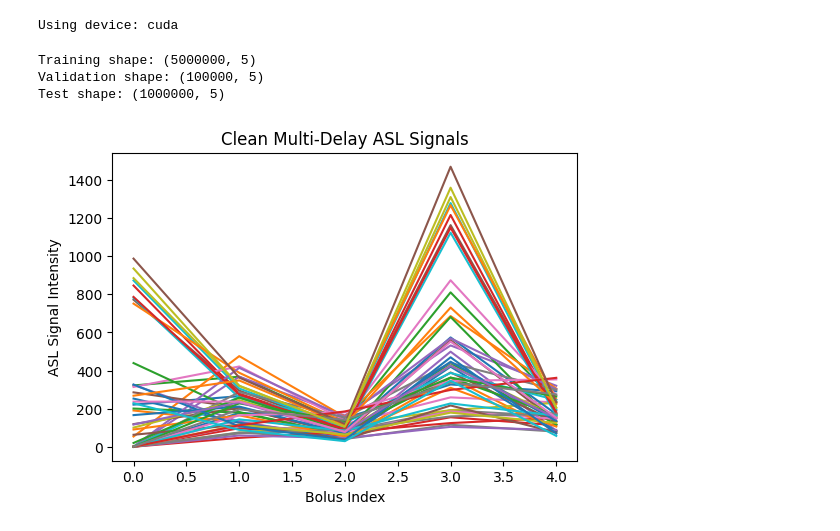
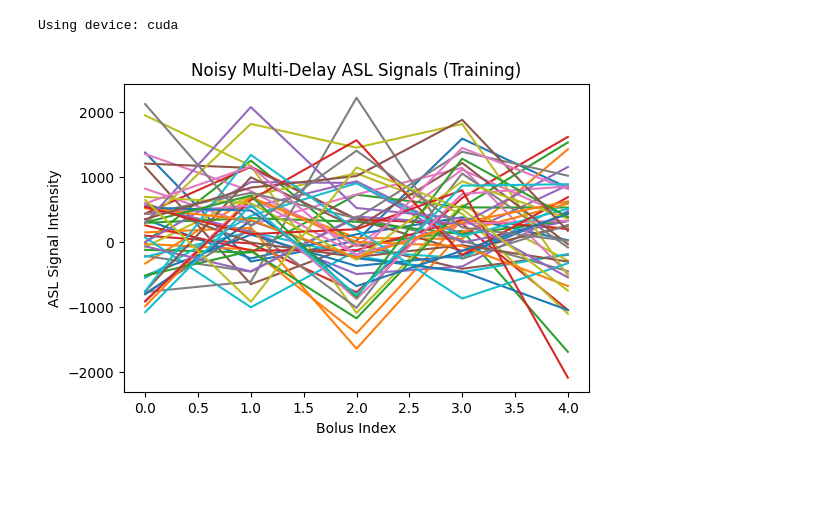
Before and after one commit to AnuThmsn/DNN_Estimation_of_CBF_and_ATT_ASL, a Jupyter notebook: DNN_Estimation_of_CBF_and_ATT_ASL.ipynb, the cells around one changed output. Drawn from its saved outputs; the diff is of its cells as text; code cells hidden in the pictures; blank space fills up the shorter version.

```diff
--- a/DNN_Estimation_of_CBF_and_ATT_ASL.ipynb
+++ b/DNN_Estimation_of_CBF_and_ATT_ASL.ipynb
@@ -135,31 +166,12 @@ def asl_signal(CBF, ATT, PLD, LD,
     term4 = 1 - np.exp(-bolus_duration / T1t)
 
     return term1 * term2 * term3 * term4
-# %%
-# Replace your current training/val/test generation with this:
-CBF_train, ATT_train = sample_ground_truth(N_TRAIN)
-# USE THE PAPER MODEL HERE
-X_train_clean = asl_signal_paper(CBF_train, ATT_train, PLDs, LDs)
-
-CBF_val, ATT_val = sample_ground_truth(N_VAL)
-X_val_clean = asl_signal_paper(CBF_val, ATT_val, PLDs, LDs)
-
-CBF_test, ATT_test = sample_ground_truth(N_TEST)
-X_test_clean = asl_signal_paper(CBF_test, ATT_test, PLDs, LDs)
-
-print("Training shape:", X_train_clean.shape)
-print("Validation shape:", X_val_clean.shape)
-print("Test shape:", X_test_clean.shape)
-# %% [output]
-Training shape: (5000000, 5)
-Validation shape: (100000, 5)
-Test shape: (1000000, 5)
 # %%
 plt.figure(figsize=(6,4))
-plt.plot(X_train_clean[:50].T)
+plt.plot(X_train[:50].T)
 plt.xlabel("Bolus Index")
 plt.ylabel("ASL Signal Intensity")
-plt.title("Clean Multi-Delay ASL Signals")
+plt.title("Noisy Multi-Delay ASL Signals (Training)")
 plt.show()
 # %% [output]
-[figure, old version]
+[figure, new version]
```
Also changed, not shown: parts of 25 cells of this notebook.
